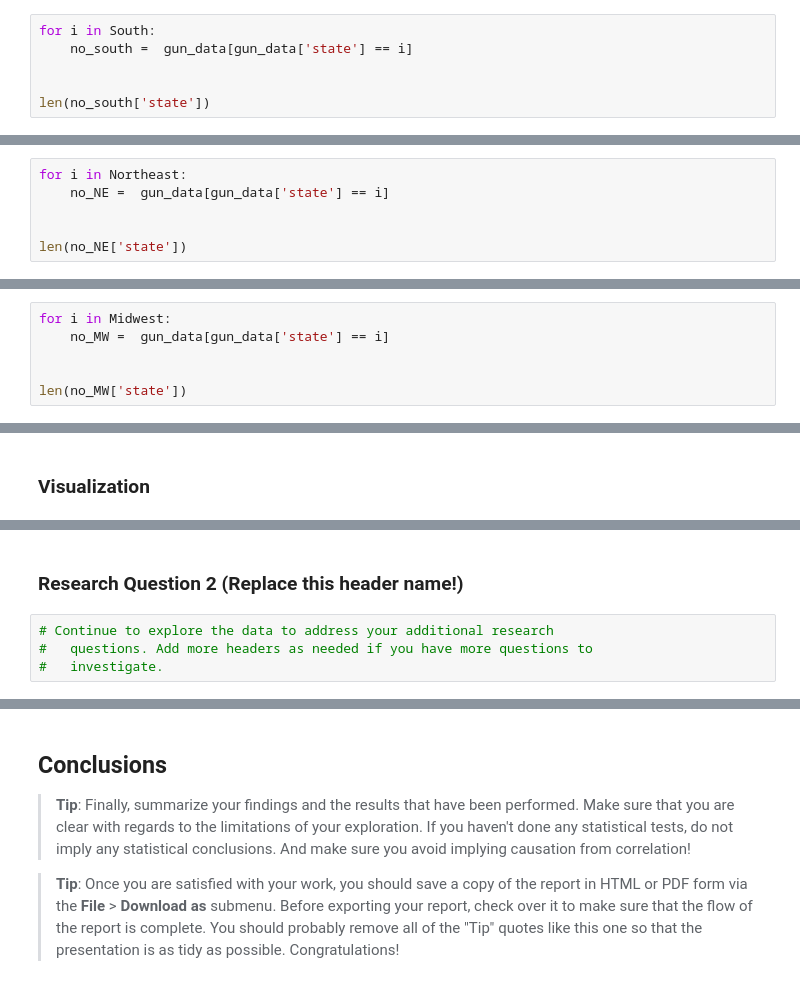
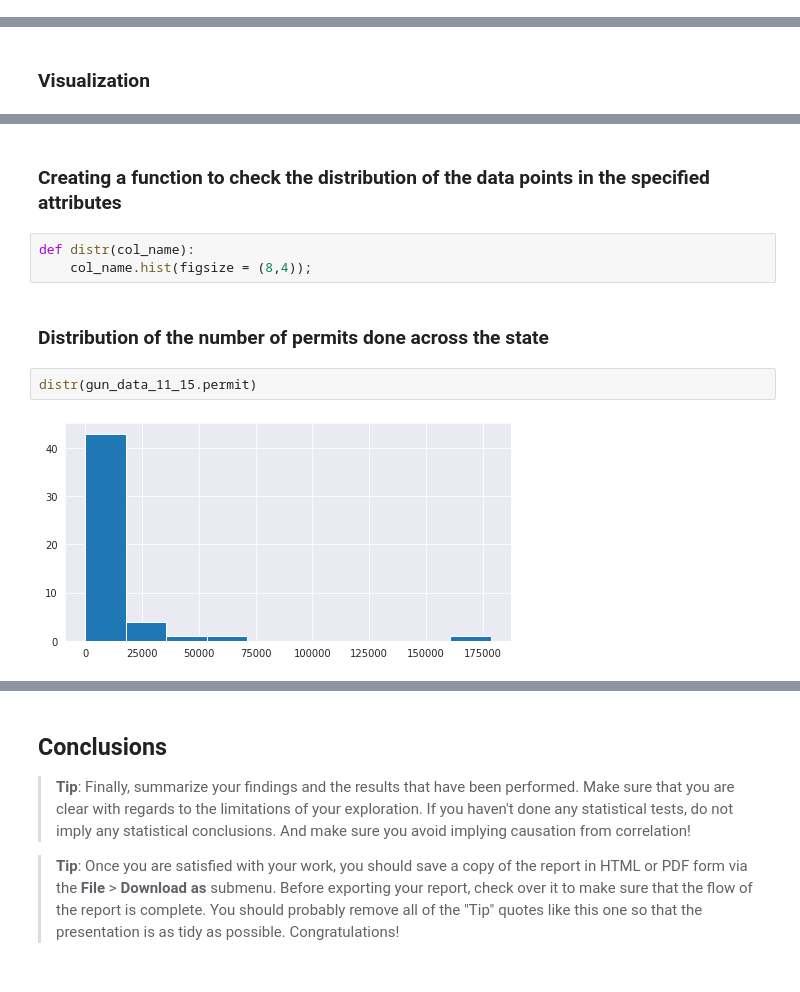
Before and after one commit to Rvd001/ALX, a Jupyter notebook: data-analysis-project-1.ipynb, the cells around one changed output, grey strips where cells are left out. Cells and saved outputs as stored; diff of their text form.

Commit message:
Kaggle Notebook | Data Analysis Project 1 | Version 16

```diff
--- a/data-analysis-project-1.ipynb
+++ b/data-analysis-project-1.ipynb
@@ -1217,6 +886,0 @@ len(no_west['state'])
-# %%
-for i in South:
-    no_south =  gun_data[gun_data['state'] == i]
-
-
-len(no_south['state'])
@@ -1225,6 +886,0 @@ len(no_south['state'])
-# %%
-for i in Northeast:
-    no_NE =  gun_data[gun_data['state'] == i]
-
-
-len(no_NE['state'])
@@ -1233,6 +886,0 @@ len(no_NE['state'])
-# %%
-for i in Midwest:
-    no_MW =  gun_data[gun_data['state'] == i]
-
-
-len(no_MW['state'])
@@ -1532,6 +1171,11 @@ len(white_df)
-# %% [markdown]
-### Research Question 2  (Replace this header name!)
-# %%
-# Continue to explore the data to address your additional research
-#   questions. Add more headers as needed if you have more questions to
-#   investigate.
+# %% [markdown]
+### Creating a function to check the distribution of the data points in the specified attributes
+# %%
+def distr(col_name):
+    col_name.hist(figsize = (8,4));
+# %% [markdown]
+### Distribution of the number of permits done across the state
+# %%
+distr(gun_data_11_15.permit)
+# %% [output]
+[figure, added]
```
Also changed, not shown: parts of 177 cells of this notebook.
